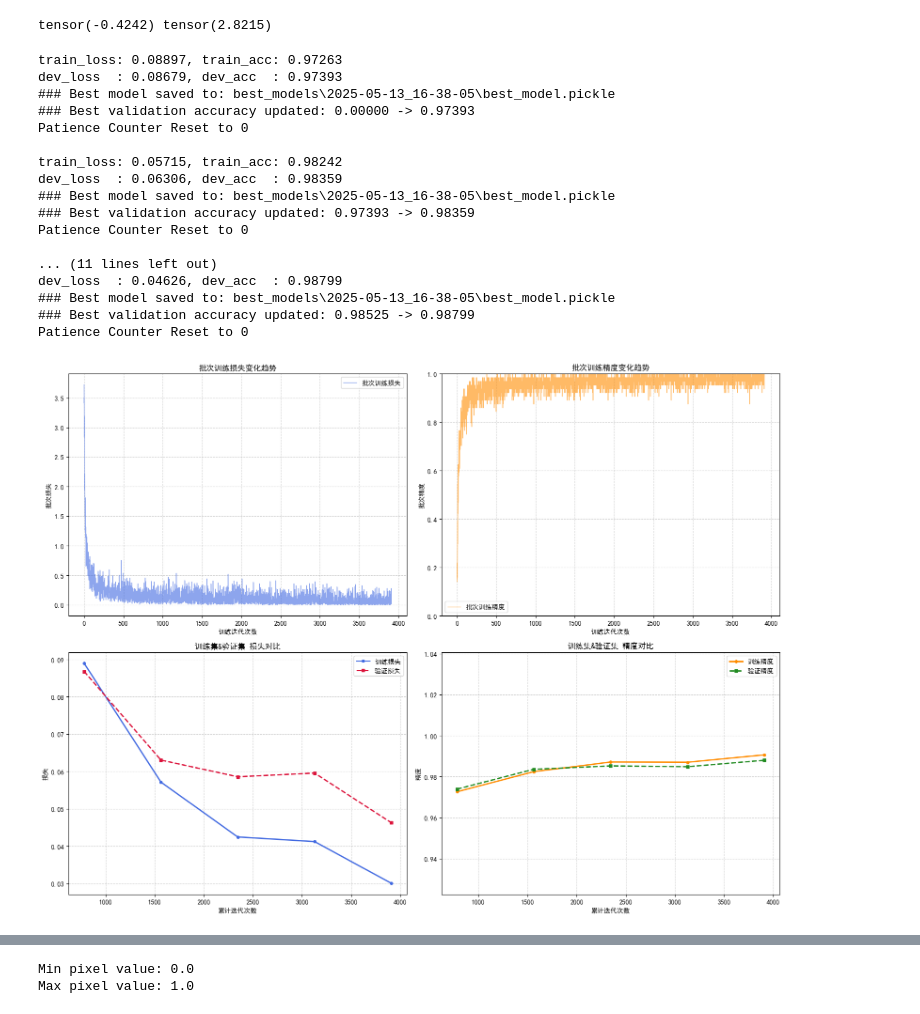
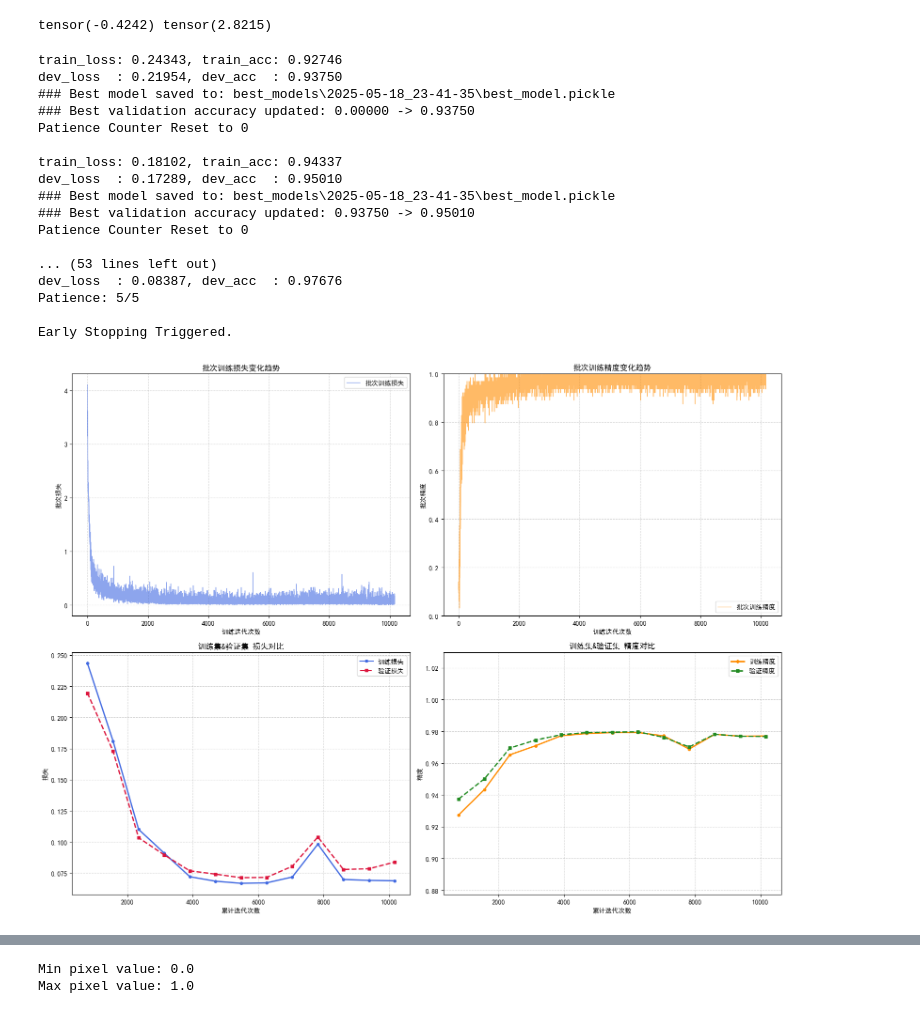
Before and after one commit to junyii37/mls-pj, a Jupyter notebook: FGSM_minst.ipynb, the cells around one changed output, grey strips where cells are left out. Saved outputs shown, nothing was run; the diff lists cells and outputs as text; code cells hidden in the pictures.

```diff
--- a/FGSM_minst.ipynb
+++ b/FGSM_minst.ipynb
@@ -70,6 +70,25 @@ layers = [
 
     Linear(in_channel=64*7*7, out_channel=10, weight_decay=0.001),
 ]
+# %%
+layers = [
+    Conv(in_channel=1, out_channel=6, kernel=3, stride=1, padding=1, weight_decay=0.00),
+    # BN(normalized_dims=(0, 2, 3), param_shape=(1, 32, 1, 1), weight_decay=0.001),
+    Sigmoid(),
+    Pooling(kernel=2),
+
+    Conv(in_channel=6, out_channel=16, kernel=3, stride=1, padding=1, weight_decay=0.00),
+    # BN(normalized_dims=(0, 2, 3), param_shape=(1, 64, 1, 1), weight_decay=0.001),
+    Sigmoid(),
+    Pooling(kernel=2),
+
+    Flatten(),
+
+
+    Linear(in_channel=16*7*7, out_channel=120, weight_decay=0.00),
+    Linear(in_channel=120, out_channel=84, weight_decay=0.00),
+    Linear(in_channel=84, out_channel=10, weight_decay=0.00),
+]
 # %%
 model     = Model(layers)
 optimizer = Adam(model=model, lr=0.001)
@@ -78,40 +97,40 @@ runner    = RunnerM(model=model, loss=loss_fn, optimizer=optimizer)
 # %%
 # 3. 训练
 runner.train(
     train_set=train_set,
     dev_set=dev_set,
     batch_size=64,
-    num_epochs=5,
+    num_epochs=15,
     scheduler=CosineAnnealingLR(
         optimizer=optimizer,
         T_max=5,
             eta_min=1e-5,
     ),
     strategy=EarlyStopping(
         patience=5,
         delta=0.0,
     ),
     shuffle=True,
     save_dir='best_models'
 )
 # %% [output]
-train_loss: 0.08897, train_acc: 0.97263
-dev_loss  : 0.08679, dev_acc  : 0.97393
-### Best model saved to: best_models\2025-05-13_16-38-05\best_model.pickle
-### Best validation accuracy updated: 0.00000 -> 0.97393
+train_loss: 0.24343, train_acc: 0.92746
+dev_loss  : 0.21954, dev_acc  : 0.93750
+### Best model saved to: best_models\2025-05-18_23-41-35\best_model.pickle
+### Best validation accuracy updated: 0.00000 -> 0.93750
 Patience Counter Reset to 0
 
-train_loss: 0.05715, train_acc: 0.98242
-dev_loss  : 0.06306, dev_acc  : 0.98359
-### Best model saved to: best_models\2025-05-13_16-38-05\best_model.pickle
-### Best validation accuracy updated: 0.97393 -> 0.98359
+train_loss: 0.18102, train_acc: 0.94337
+dev_loss  : 0.17289, dev_acc  : 0.95010
+### Best model saved to: best_models\2025-05-18_23-41-35\best_model.pickle
+### Best validation accuracy updated: 0.93750 -> 0.95010
 Patience Counter Reset to 0
 
-... (11 lines left out)
-dev_loss  : 0.04626, dev_acc  : 0.98799
-### Best model saved to: best_models\2025-05-13_16-38-05\best_model.pickle
-### Best validation accuracy updated: 0.98525 -> 0.98799
-Patience Counter Reset to 0
+... (53 lines left out)
+dev_loss  : 0.08387, dev_acc  : 0.97676
+Patience: 5/5
+
+Early Stopping Triggered.
-[figure, old version]
+[figure, new version]
 # %%
 # 4. 测试集评估
```
Also changed, not shown: parts of 11 cells of this notebook, 2 other files.
